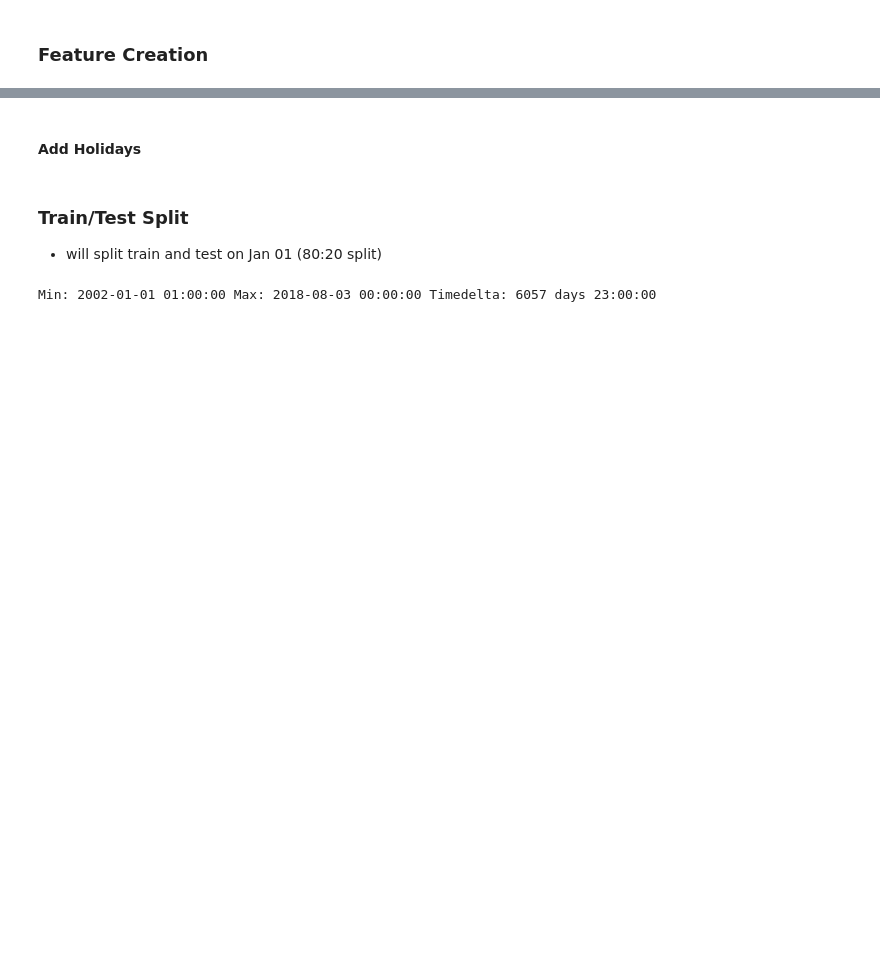
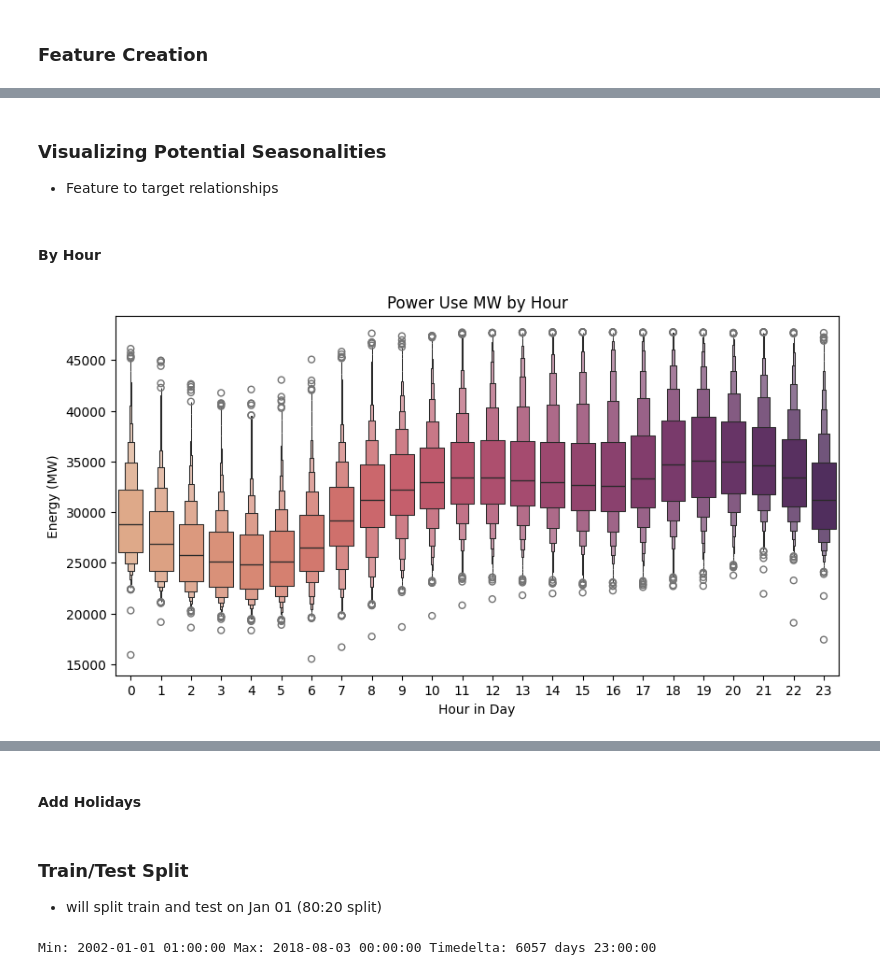
Before and after one commit to minari314159/Energy_Forcasting, a Jupyter notebook: Forecasting.ipynb, the cells around one changed output, grey strips where cells are left out. Saved outputs shown, nothing was run; the diff lists cells and outputs as text; code cells hidden in the pictures; blank space fills up the shorter version.

```diff
--- a/Forecasting.ipynb
+++ b/Forecasting.ipynb
@@ -187,0 +188,18 @@ features_and_target.head()
+# %% [markdown]
+### Visualizing Potential Seasonalities
+- Feature to target relationships
+# %% [markdown]
+#### By Hour
+# %%
+fig, ax = plt.subplots(figsize=(10, 5))
+sns.boxenplot(data=features_and_target.dropna(),
+              x='hour',
+              y='PJME_MW',
+              palette='flare',
+              ax=ax)
+ax.set_title('Power Use MW by Hour')
+ax.set_xlabel('Hour in Day')
+ax.set_ylabel('Energy (MW)')
+plt.show()
+# %% [output]
+[figure, added]
```
Also changed, not shown: parts of 16 cells of this notebook.
